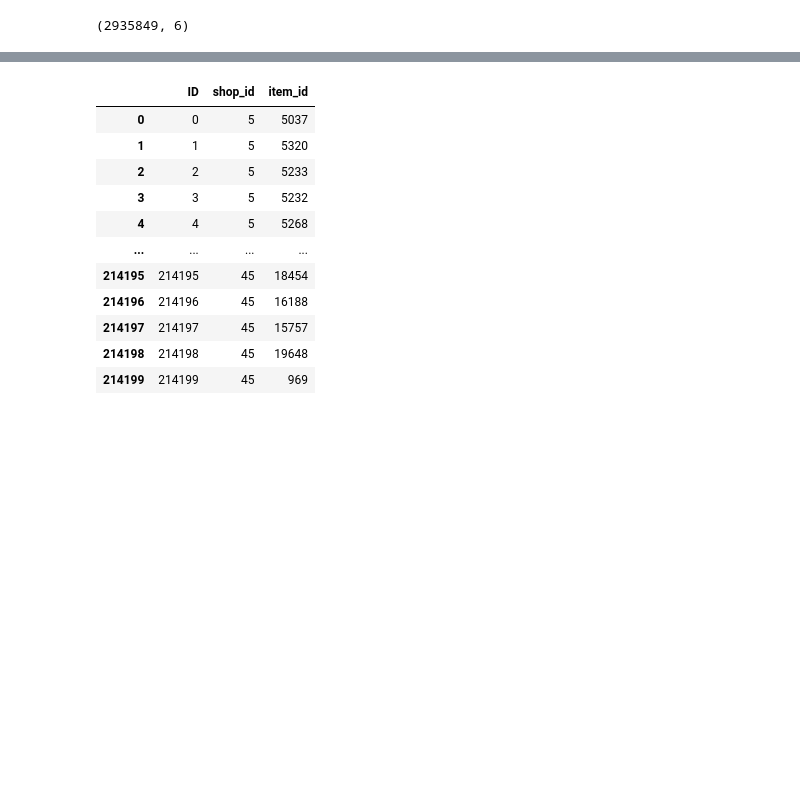
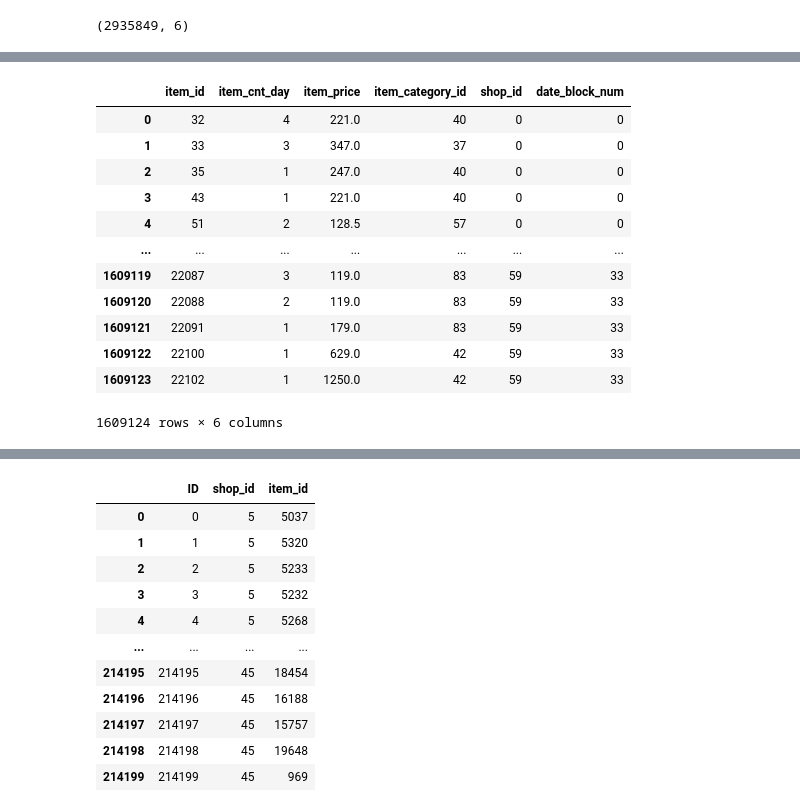
Before and after one commit to must4in3/7---Predict-Future-Sales, a Jupyter notebook: Data Cleaning.ipynb, the cells around one changed output, grey strips where cells are left out. Drawn from its saved outputs; the diff is of its cells as text; code cells hidden in the pictures; blank space fills up the shorter version.

```diff
--- a/Data Cleaning.ipynb
+++ b/Data Cleaning.ipynb
@@ -48,0 +92,20 @@ df_sales_train.shape
+# %%
+df_merge_train = df_merge_month[['item_id','item_cnt_day','item_price','item_category_id','shop_id','date_block_num']]
+# %%
+df_merge_train = df_merge_train.reset_index(drop=True)
+# %%
+df_merge_train
+# %% [output]
+|  | item_id | item_cnt_day | item_price | item_category_id | shop_id | date_block_num |
+| 0 | 32 | 4 | 221.0 | 40 | 0 | 0 |
+| 1 | 33 | 3 | 347.0 | 37 | 0 | 0 |
+| 2 | 35 | 1 | 247.0 | 40 | 0 | 0 |
+| 3 | 43 | 1 | 221.0 | 40 | 0 | 0 |
+| 4 | 51 | 2 | 128.5 | 57 | 0 | 0 |
+| ... | ... | ... | ... | ... | ... | ... |
+| 1609119 | 22087 | 3 | 119.0 | 83 | 59 | 33 |
+| 1609120 | 22088 | 2 | 119.0 | 83 | 59 | 33 |
+| 1609121 | 22091 | 1 | 179.0 | 83 | 59 | 33 |
+| 1609122 | 22100 | 1 | 629.0 | 42 | 59 | 33 |
+| 1609123 | 22102 | 1 | 1250.0 | 42 | 59 | 33 |
+1609124 rows × 6 columns
```
Also changed, not shown: parts of 22 cells of this notebook.
